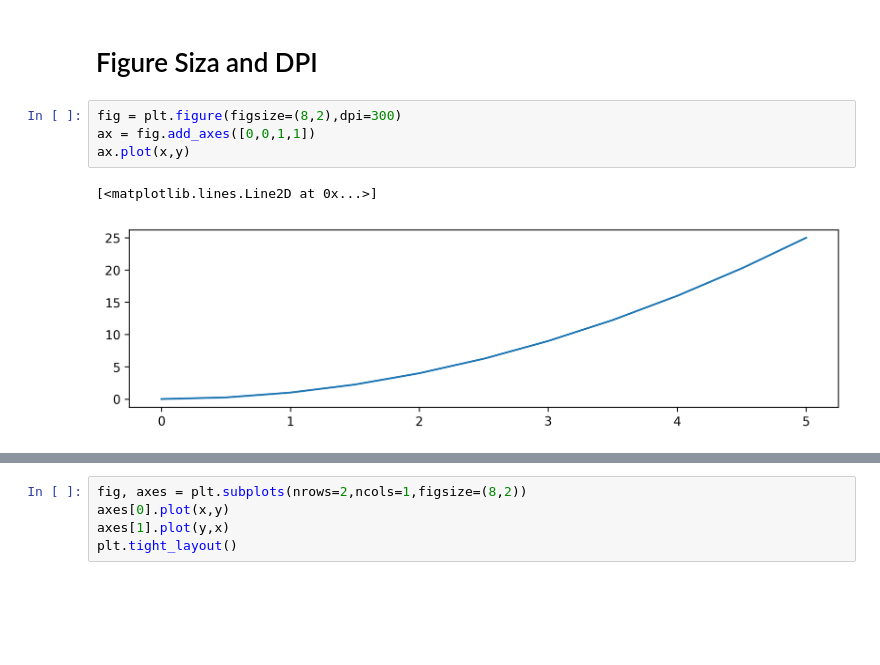
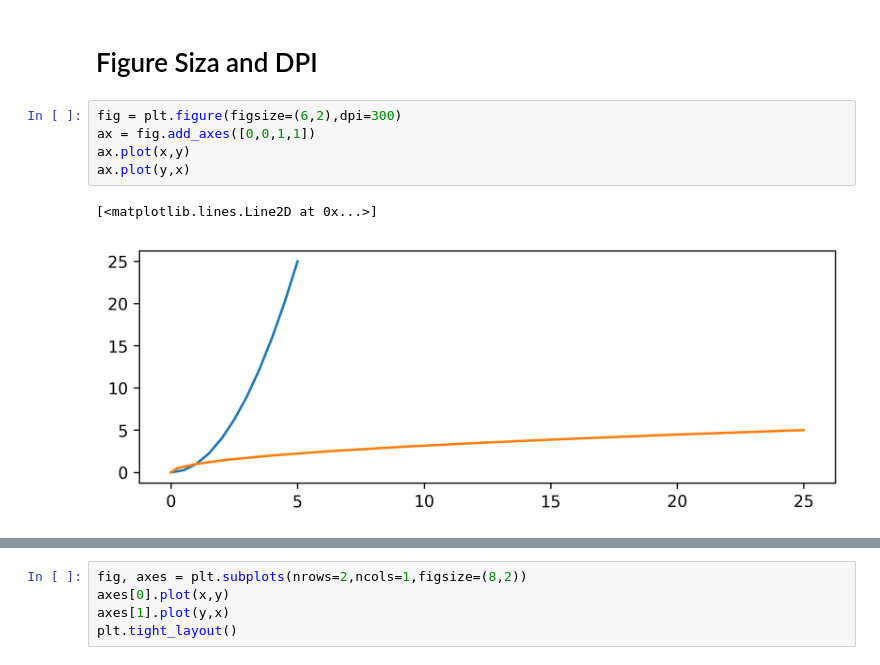
Before and after one commit to Lanskask/Python_Experiments, a Jupyter notebook: BigData_Exp/Un10_MatplLib-Beginning.ipynb, the cells around one changed output, grey strips where cells are left out. Saved outputs shown, nothing was run; the diff lists cells and outputs as text; blank space fills up the shorter version.

```diff
--- a/BigData_Exp/Un10_MatplLib-Beginning.ipynb
+++ b/BigData_Exp/Un10_MatplLib-Beginning.ipynb
@@ -87,9 +87,10 @@ plt.tight_layout()
 # %% [markdown]
 # Figure Siza and DPI
 # %%
-fig = plt.figure(figsize=(8,2),dpi=300)
+fig = plt.figure(figsize=(6,2),dpi=300)
 ax = fig.add_axes([0,0,1,1])
 ax.plot(x,y)
+ax.plot(y,x)
 # %% [output]
 [<matplotlib.lines.Line2D at 0x...>]
-[figure, old version]
+[figure, new version]
```
Also changed, not shown: parts of 6 cells of this notebook, 31 other files.
